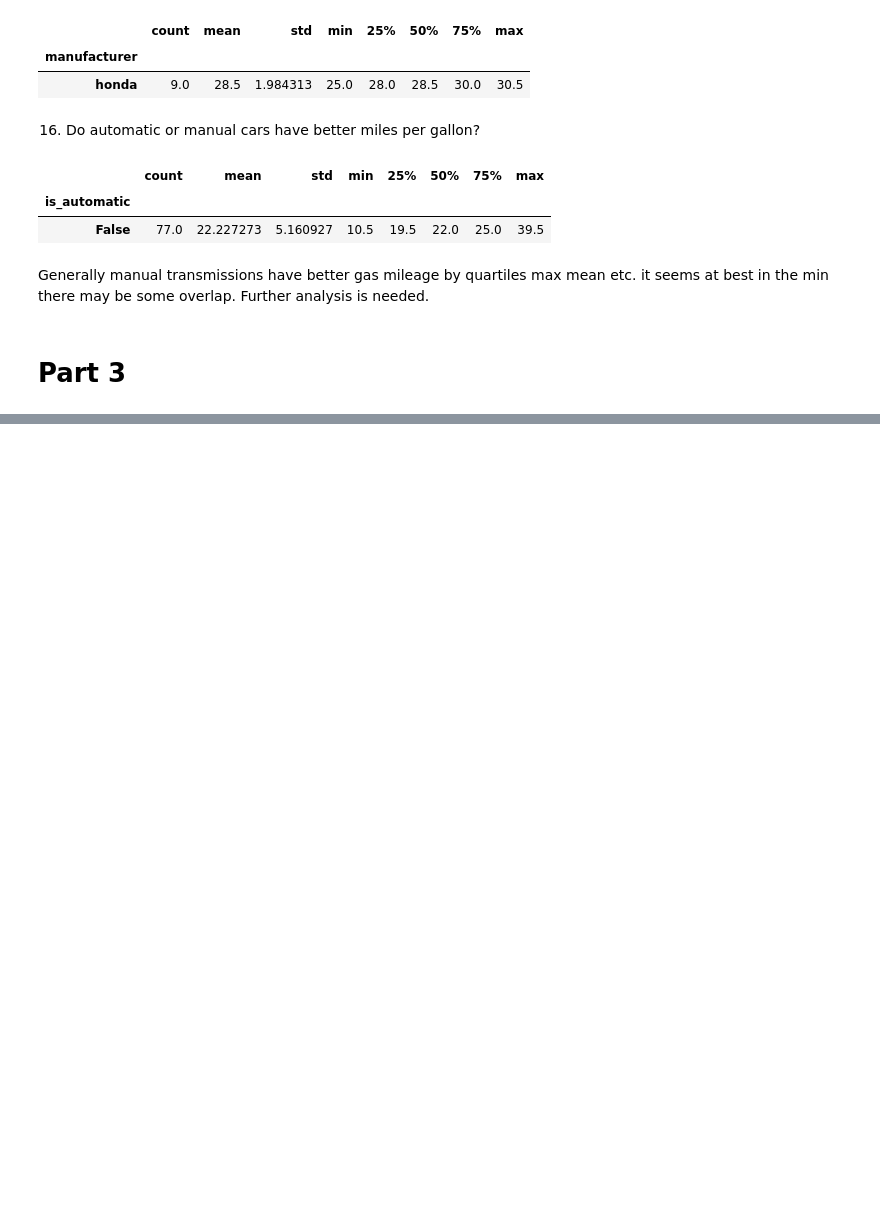
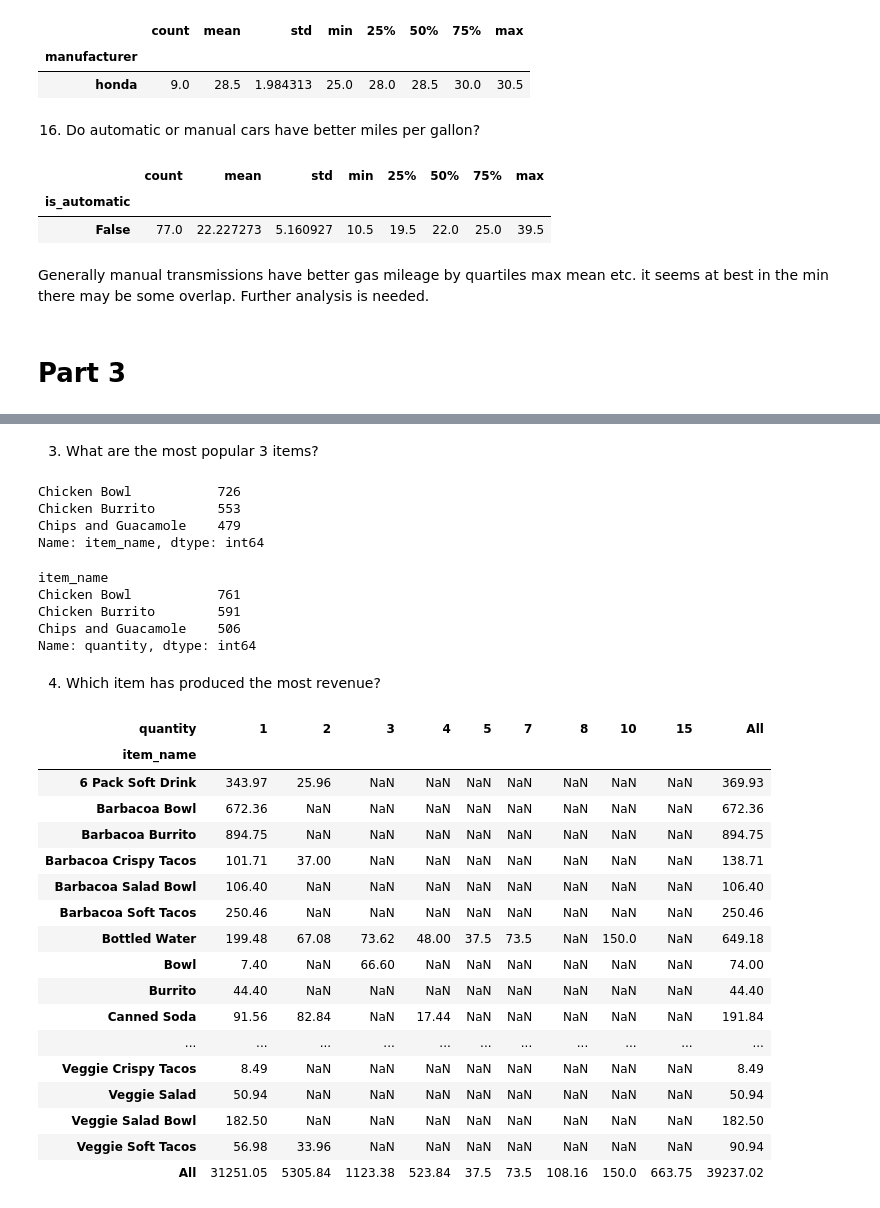
Before and after one commit to Alfred-W-S-Pirovits-Jr/numpy-pandas-visualization-exercises, a Jupyter notebook: advanced_dataframes.ipynb, the cells around one changed output, grey strips where cells are left out. Saved outputs shown, nothing was run; the diff lists cells and outputs as text; code cells hidden in the pictures; blank space fills up the shorter version.

```diff
--- a/advanced_dataframes.ipynb
+++ b/advanced_dataframes.ipynb
@@ -375,0 +504,41 @@ Generally manual transmissions have better gas mileage by quartiles max mean etc
+# %% [markdown]
+3.  What are the most popular 3 items?
+# %%
+total_price_df.item_name.value_counts().head(3)
+# %% [output]
+Chicken Bowl           726
+Chicken Burrito        553
+Chips and Guacamole    479
+Name: item_name, dtype: int64
+# %%
+chipotle_df.groupby('item_name').quantity.sum().sort_values(ascending=False).head(3)
+# %% [output]
+item_name
+Chicken Bowl           761
+Chicken Burrito        591
+Chips and Guacamole    506
+Name: quantity, dtype: int64
+# %% [markdown]
+4.  Which item has produced the most revenue?
+# %%
+total_pivot = total_price_df.pivot_table(index='item_name', columns='quantity', values = 'total_price', aggfunc = 'sum', margins = True)
+total_pivot
+# %% [output]
+| quantity | 1 | 2 | 3 | 4 | 5 | 7 | 8 | 10 | 15 | All |
+| item_name |  |  |  |  |  |  |  |  |  |  |
+| 6 Pack Soft Drink | 343.97 | 25.96 | NaN | NaN | NaN | NaN | NaN | NaN | NaN | 369.93 |
+| Barbacoa Bowl | 672.36 | NaN | NaN | NaN | NaN | NaN | NaN | NaN | NaN | 672.36 |
+| Barbacoa Burrito | 894.75 | NaN | NaN | NaN | NaN | NaN | NaN | NaN | NaN | 894.75 |
+| Barbacoa Crispy Tacos | 101.71 | 37.00 | NaN | NaN | NaN | NaN | NaN | NaN | NaN | 138.71 |
+| Barbacoa Salad Bowl | 106.40 | NaN | NaN | NaN | NaN | NaN | NaN | NaN | NaN | 106.40 |
+| Barbacoa Soft Tacos | 250.46 | NaN | NaN | NaN | NaN | NaN | NaN | NaN | NaN | 250.46 |
+| Bottled Water | 199.48 | 67.08 | 73.62 | 48.00 | 37.5 | 73.5 | NaN | 150.0 | NaN | 649.18 |
+| Bowl | 7.40 | NaN | 66.60 | NaN | NaN | NaN | NaN | NaN | NaN | 74.00 |
+| Burrito | 44.40 | NaN | NaN | NaN | NaN | NaN | NaN | NaN | NaN | 44.40 |
+| Canned Soda | 91.56 | 82.84 | NaN | 17.44 | NaN | NaN | NaN | NaN | NaN | 191.84 |
+| ... | ... | ... | ... | ... | ... | ... | ... | ... | ... | ... |
+| Veggie Crispy Tacos | 8.49 | NaN | NaN | NaN | NaN | NaN | NaN | NaN | NaN | 8.49 |
+| Veggie Salad | 50.94 | NaN | NaN | NaN | NaN | NaN | NaN | NaN | NaN | 50.94 |
+| Veggie Salad Bowl | 182.50 | NaN | NaN | NaN | NaN | NaN | NaN | NaN | NaN | 182.50 |
+| Veggie Soft Tacos | 56.98 | 33.96 | NaN | NaN | NaN | NaN | NaN | NaN | NaN | 90.94 |
+| All | 31251.05 | 5305.84 | 1123.38 | 523.84 | 37.5 | 73.5 | 108.16 | 150.0 | 663.75 | 39237.02 |
```
Also changed, not shown: parts of 42 cells of this notebook.
